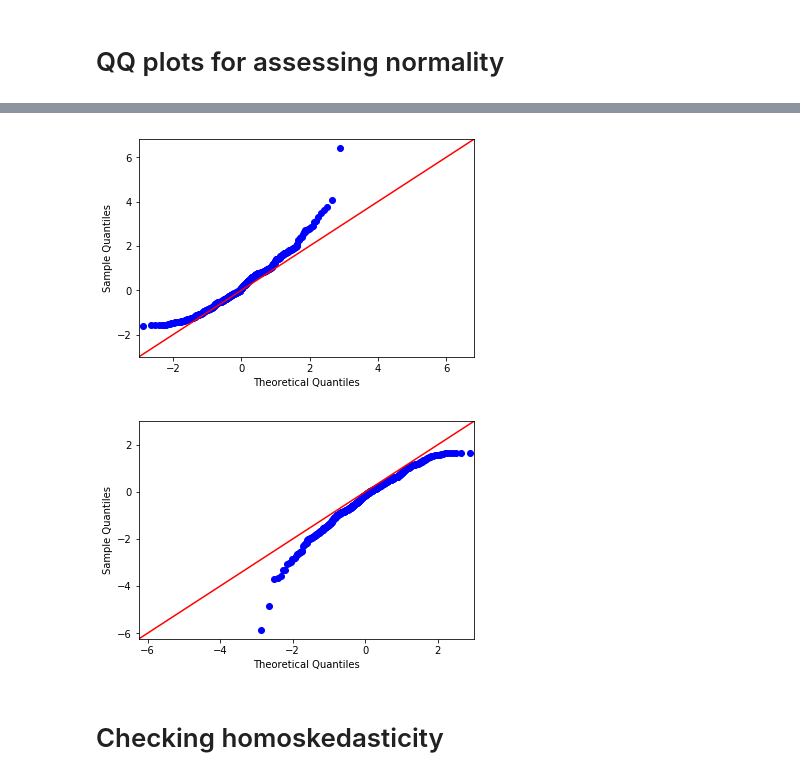
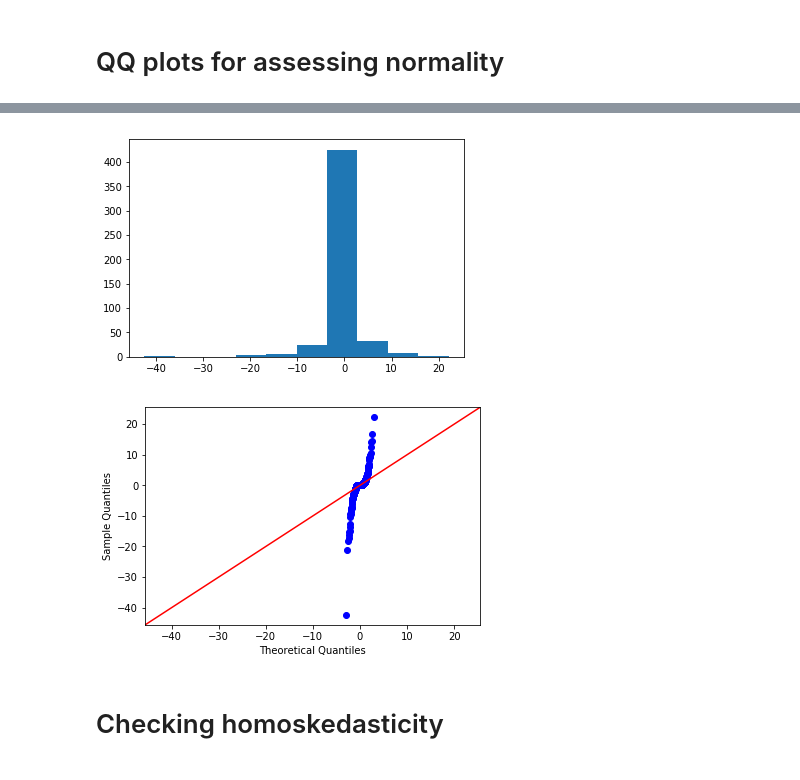
Before and after one commit to orie3120/orie3120-sp2020, a Jupyter notebook: demos/test-assumptions.ipynb, the cells around one changed output, grey strips where cells are left out. Saved outputs shown, nothing was run; the diff lists cells and outputs as text; code cells hidden in the pictures.

```diff
--- a/demos/test-assumptions.ipynb
+++ b/demos/test-assumptions.ipynb
@@ -296,25 +316,16 @@ sm.qqplot(model.resid, line='45');
 # %%
 n=500
-eps = poisson(1,n) # right-skewed residuals
+eps = randn(n)**3 * np.sign(randn(n)) # heavy-tailed residuals
 x = 10*rand(n)
 y = x + eps
 model = sm.OLS(y,x).fit()
 
 # scipy.stats.probplot(data, dist="norm", plot=plt);
+plt.hist(eps)
 sm.qqplot(model.resid, line='45');
 # %% [output]
-[figure, old version]
+[figure, new version]
+[figure, added]
-# %%
-n=500
-eps = -poisson(1,n) # left-skewed residuals
-x = 10*rand(n)
-y = x + eps
-model = sm.OLS(y,x).fit()
-
-# scipy.stats.probplot(data, dist="norm", plot=plt);
-sm.qqplot(model.resid, line='45');
-# %% [output]
-[figure, removed]
 # %% [markdown]
 # Checking homoskedasticity
 # %%
```
Also changed, not shown: parts of 15 cells of this notebook, 2 other files.
